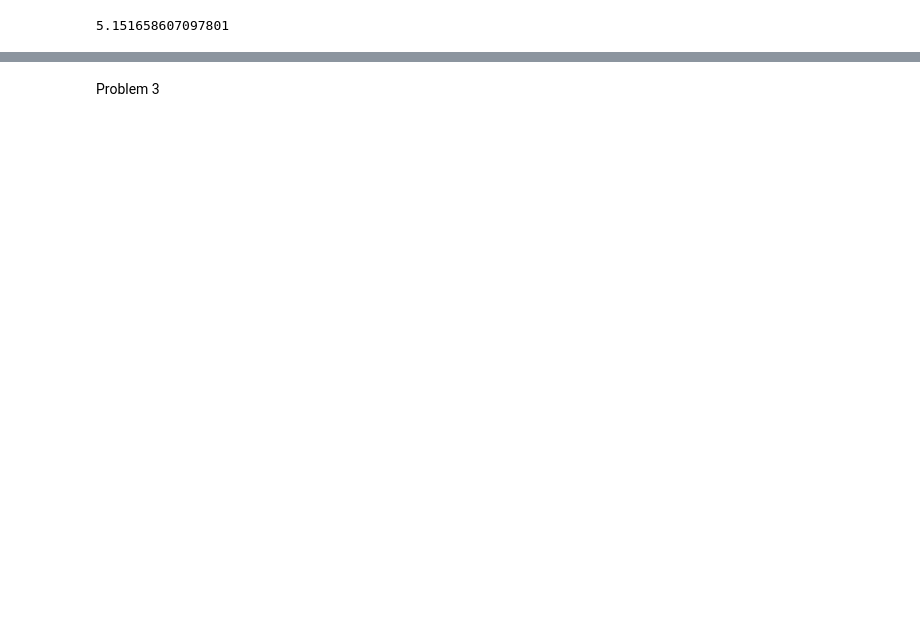
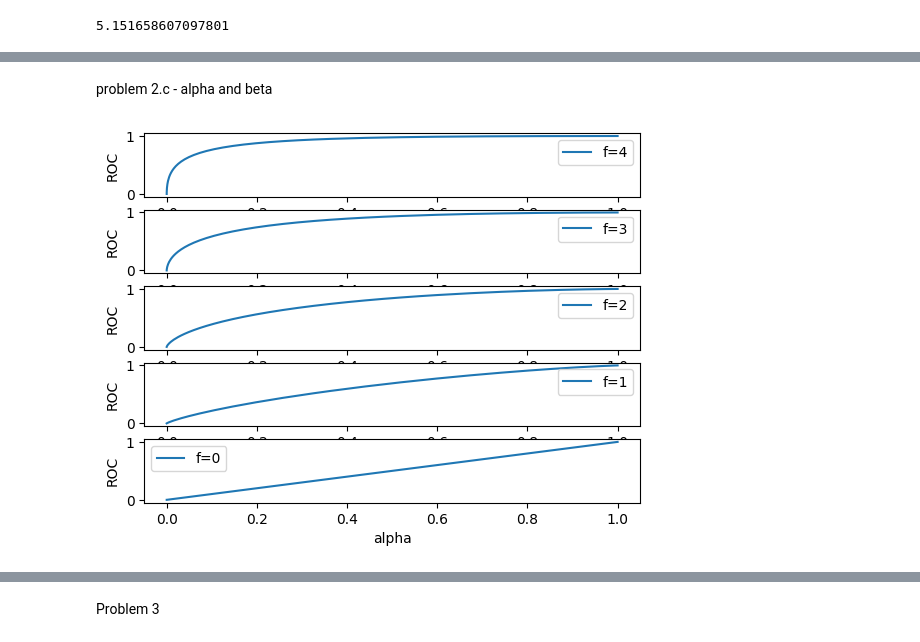
Before and after one commit to evitell/EL2050-hw-1-3, a Jupyter notebook: notebook1-hw13.ipynb, the cells around one changed output, grey strips where cells are left out. Cells and saved outputs as stored; diff of their text form; code cells hidden in the pictures; blank space fills up the shorter version.

```diff
--- a/notebook1-hw13.ipynb
+++ b/notebook1-hw13.ipynb
@@ -74,0 +88,21 @@ plt.show()
+# %% [markdown]
+problem 2.c - alpha and beta
+# %%
+x2c = np.linspace(-100, 100, 1000)
+# plt.title(f"ROC as a funciton of alpha")
+
+for i, fi in enumerate([4, 3, 2, 1, 0]):
+
+    plt.subplot(5, 1, i + 1)
+    f1_2c = fi
+    alpha_2c = 1.0 - scipy.stats.norm().cdf(x2c / 2)
+    beta_2c = scipy.stats.norm().cdf((x2c - f1_2c) / 2)
+    roc_2c = 1.0 - beta_2c
+    plt.plot(alpha_2c, roc_2c, label=f"f={fi}")
+    plt.ylabel("ROC")
+    plt.xlabel("alpha")
+    plt.legend()
+plt.savefig("2b_f_var.png")
+plt.show()
+# %% [output]
+[figure, added]
```
Also changed, not shown: parts of 17 cells of this notebook, 7 other files.
